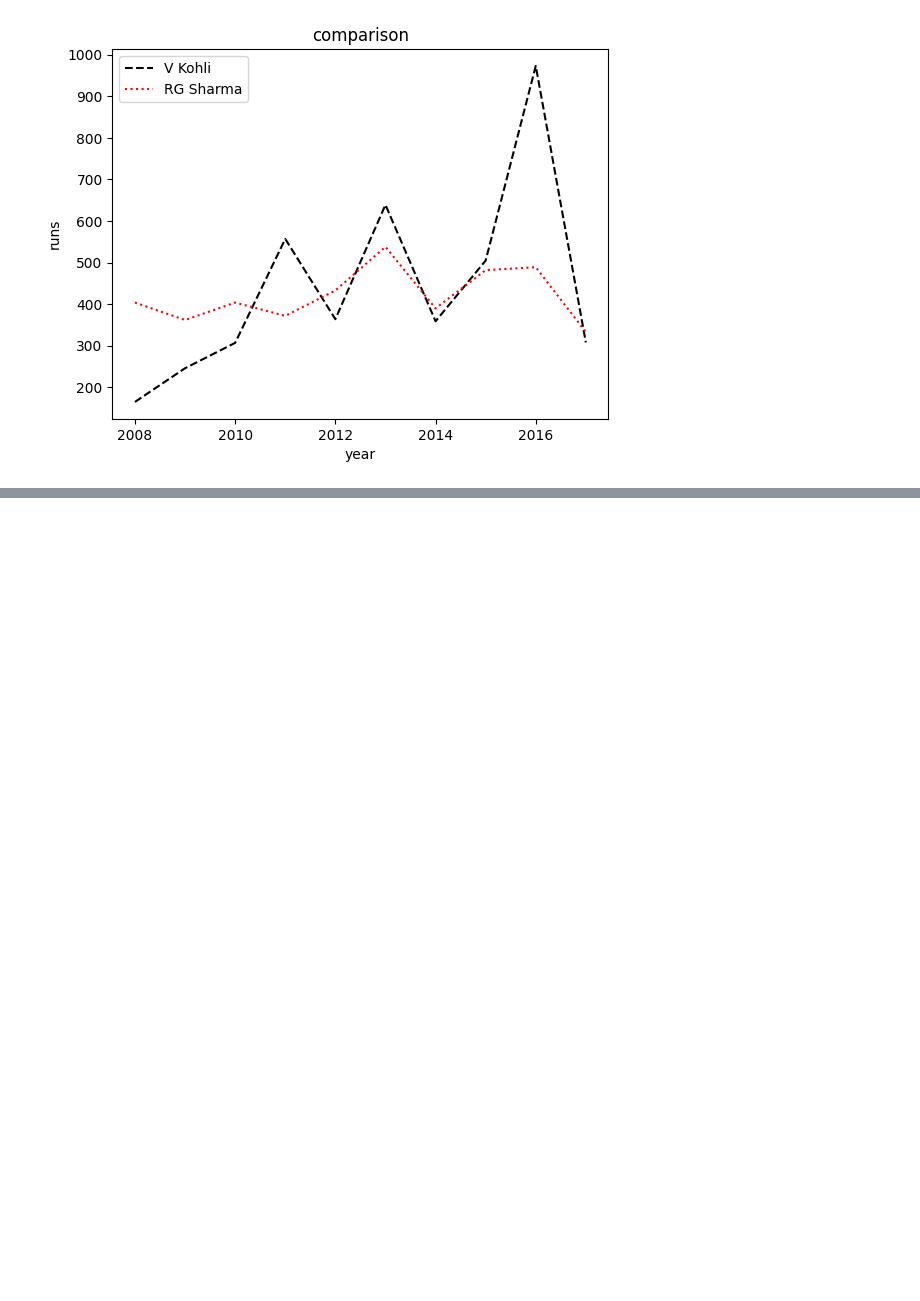
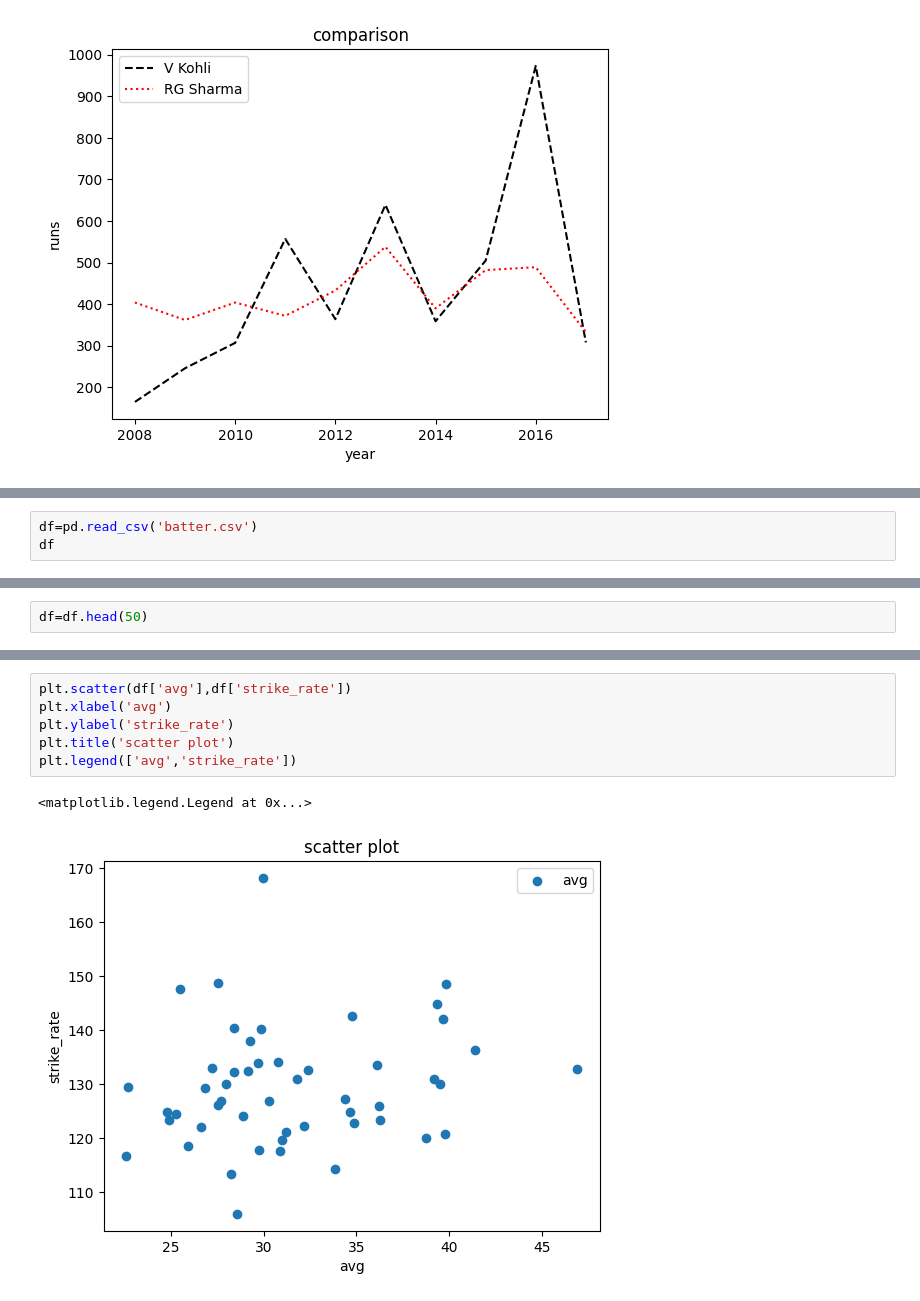
Before and after one commit to Prathambiradr12345/Machine-_learning, a Jupyter notebook: matplot_series.ipynb, the cells around one changed output, grey strips where cells are left out. Saved outputs shown, nothing was run; the diff lists cells and outputs as text; blank space fills up the shorter version.

```diff
--- a/matplot_series.ipynb
+++ b/matplot_series.ipynb
@@ -59,0 +89,3 @@ plt.show()
+# %%
+df=pd.read_csv('batter.csv')
+df
@@ -59,0 +106,2 @@ plt.show()
+# %%
+df=df.head(50)
@@ -59,0 +128,9 @@ plt.show()
+# %%
+plt.scatter(df['avg'],df['strike_rate'])
+plt.xlabel('avg')
+plt.ylabel('strike_rate')
+plt.title('scatter plot')
+plt.legend(['avg','strike_rate'])
+# %% [output]
+<matplotlib.legend.Legend at 0x...>
+[figure, added]
```
Also changed, not shown: parts of 15 cells of this notebook.
